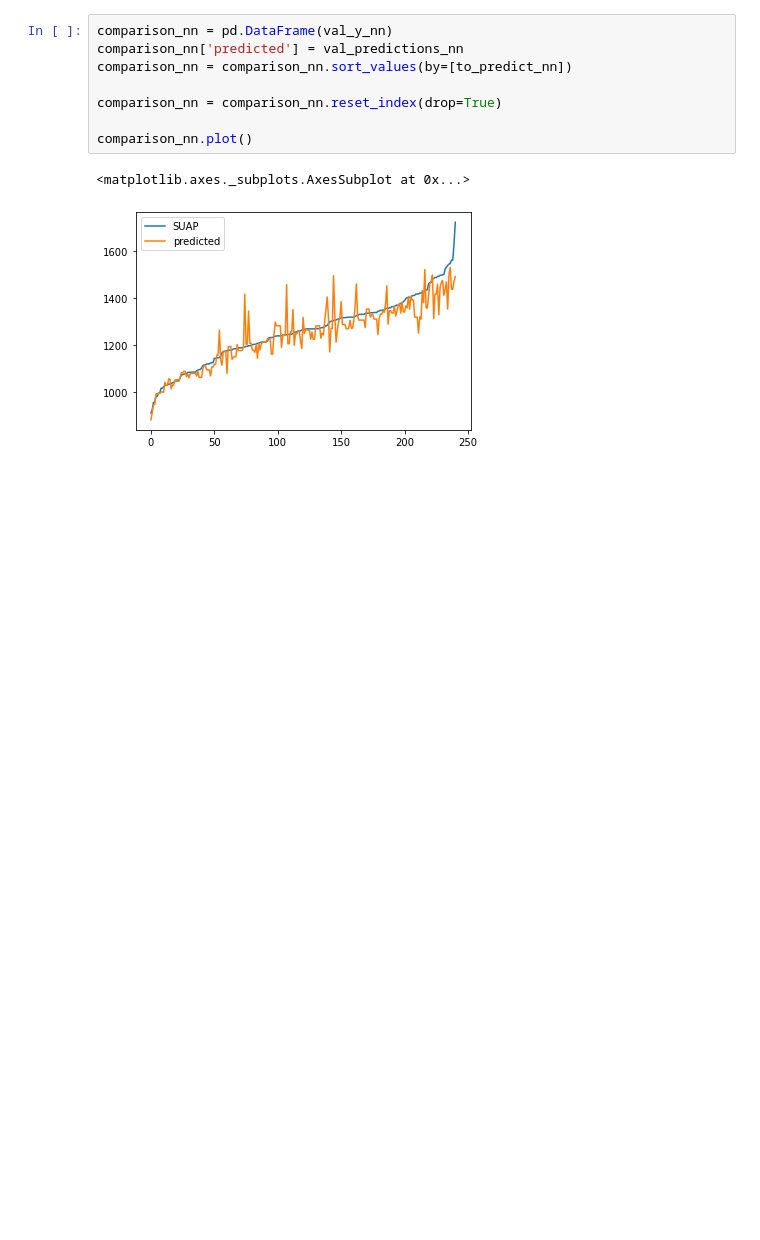
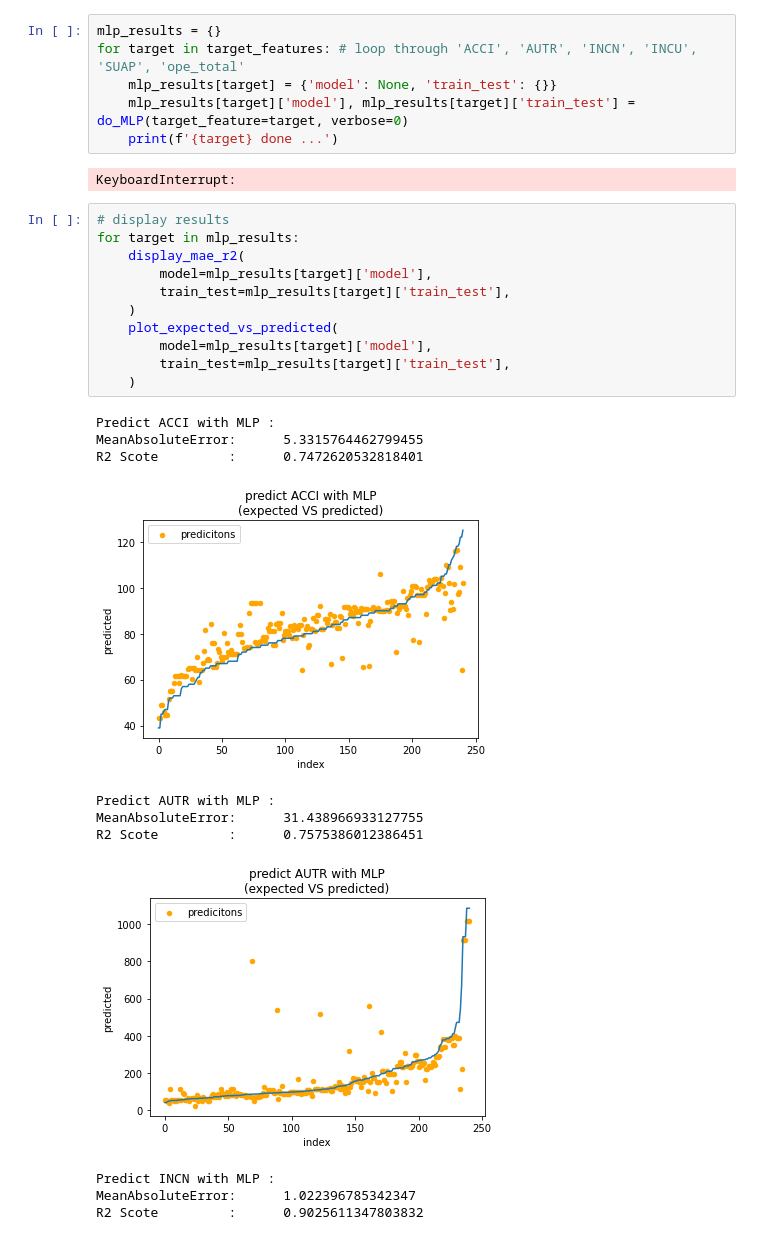
Before and after one commit to macdrien/utbm-ad50-predict-interventions-number-sdis91, a Jupyter notebook: src/models.ipynb, the cells around one changed output. Saved outputs shown, nothing was run; the diff lists cells and outputs as text; blank space fills up the shorter version.

```diff
--- a/src/models.ipynb
+++ b/src/models.ipynb
@@ -120,11 +178,31 @@ display(val_mae_mlp)
-# %%
-comparison_nn = pd.DataFrame(val_y_nn)
-comparison_nn['predicted'] = val_predictions_nn
-comparison_nn = comparison_nn.sort_values(by=[to_predict_nn])
-
-comparison_nn = comparison_nn.reset_index(drop=True)
-
-comparison_nn.plot()
-# %% [output]
-<matplotlib.axes._subplots.AxesSubplot at 0x...>
-[figure, removed]
+# %%
+mlp_results = {}
+for target in target_features: # loop through 'ACCI', 'AUTR', 'INCN', 'INCU', 'SUAP', 'ope_total'
+    mlp_results[target] = {'model': None, 'train_test': {}}
+    mlp_results[target]['model'], mlp_results[target]['train_test'] = do_MLP(target_feature=target, verbose=0)
+    print(f'{target} done ...')
+# %% [output]
+KeyboardInterrupt:
+# %%
+# display results
+for target in mlp_results:
+    display_mae_r2(
+        model=mlp_results[target]['model'],
+        train_test=mlp_results[target]['train_test'],
+    )
+    plot_expected_vs_predicted(
+        model=mlp_results[target]['model'],
+        train_test=mlp_results[target]['train_test'],
+    )
+# %% [output]
+Predict ACCI with MLP :
+MeanAbsoluteError:      5.3315764462799455
+R2 Scote         :      0.7472620532818401
+[figure, added]
+Predict AUTR with MLP :
+MeanAbsoluteError:      31.438966933127755
+R2 Scote         :      0.7575386012386451
+[figure, added]
+Predict INCN with MLP :
+MeanAbsoluteError:      1.022396785342347
+R2 Scote         :      0.9025611347803832
```
Also changed, not shown: parts of 10 cells of this notebook.
